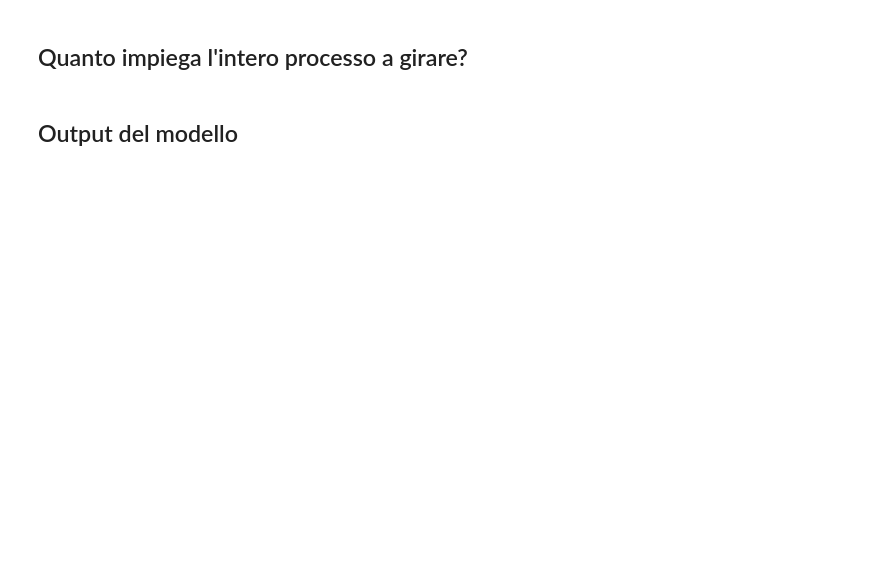
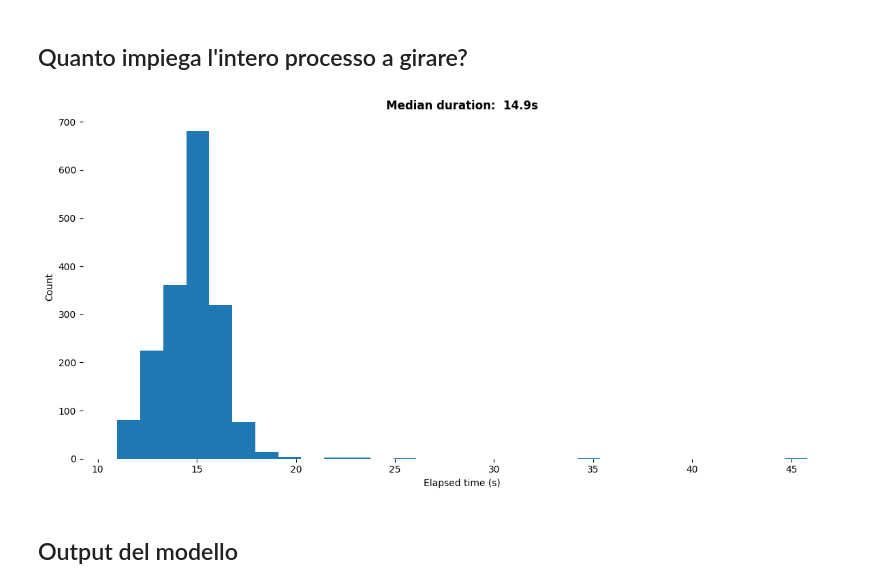
Before and after one commit to viventriglia/t-fors, a Jupyter notebook: jupyters/4_eswua.ipynb, the cells around one changed output. Cells and saved outputs as stored; diff of their text form; code cells hidden in the pictures; blank space fills up the shorter version.

```diff
--- a/jupyters/4_eswua.ipynb
+++ b/jupyters/4_eswua.ipynb
@@ -133,14 +167,16 @@ df['elapsed_time'] = (
 # %%
 fig, ax = plt.subplots(figsize=(12, 6))
 
-ax.hist(df['elapsed_time'], bins=30)
+ax.hist(df['elapsed_time'], bins=30, color='tab:blue')
 
 ax.set_title(f"Median duration: {df['elapsed_time'].median(): .1f}s", fontdict={'fontweight': 'bold'})
 ax.set_xlabel('Elapsed time (s)')
 ax.set_ylabel('Count')
 [ax.spines[s].set_visible(False) for s in ax.spines]
 
 plt.tight_layout()
 plt.show()
+# %% [output]
+[figure, added]
 # %% [markdown]
 ## Output del modello
```
Also changed, not shown: parts of 7 cells of this notebook, 2 other files.
